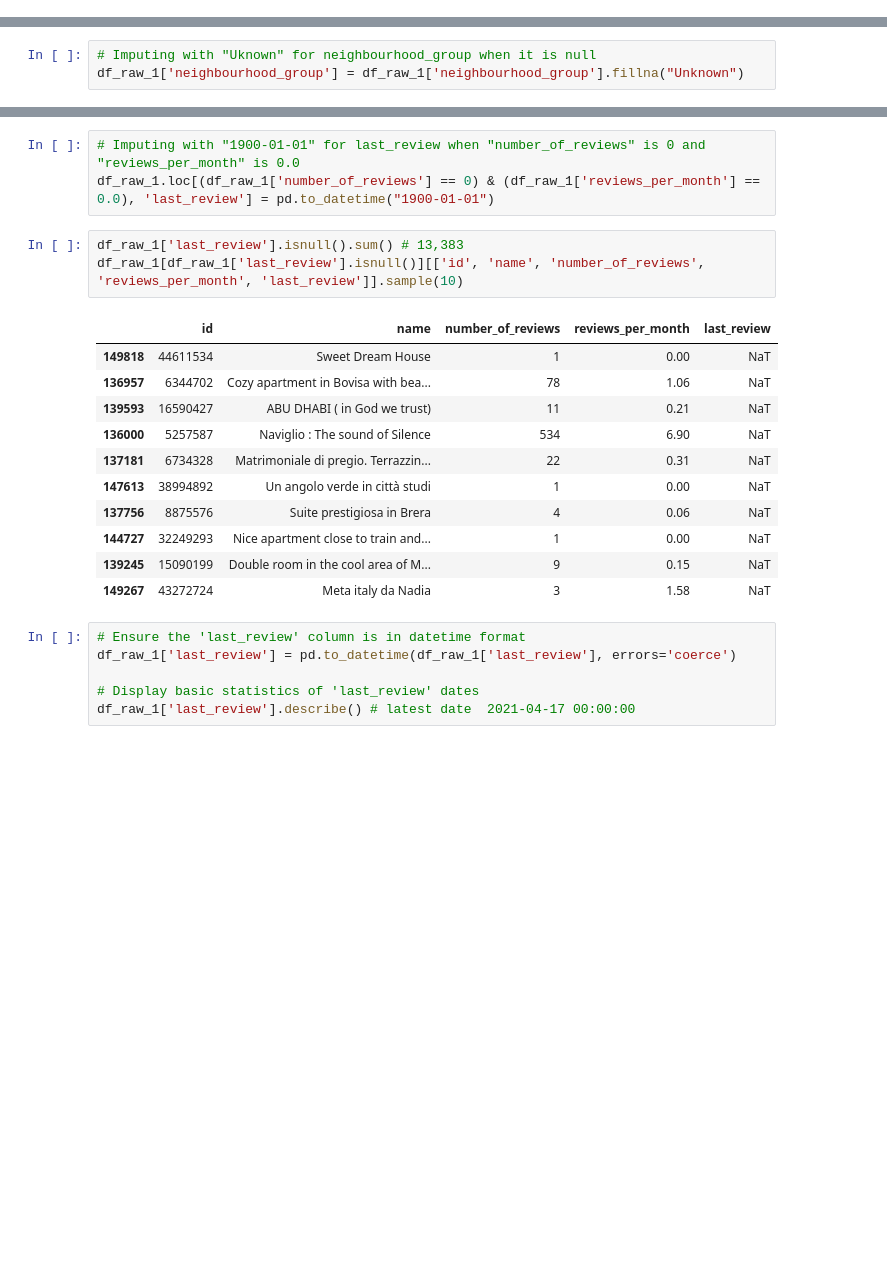
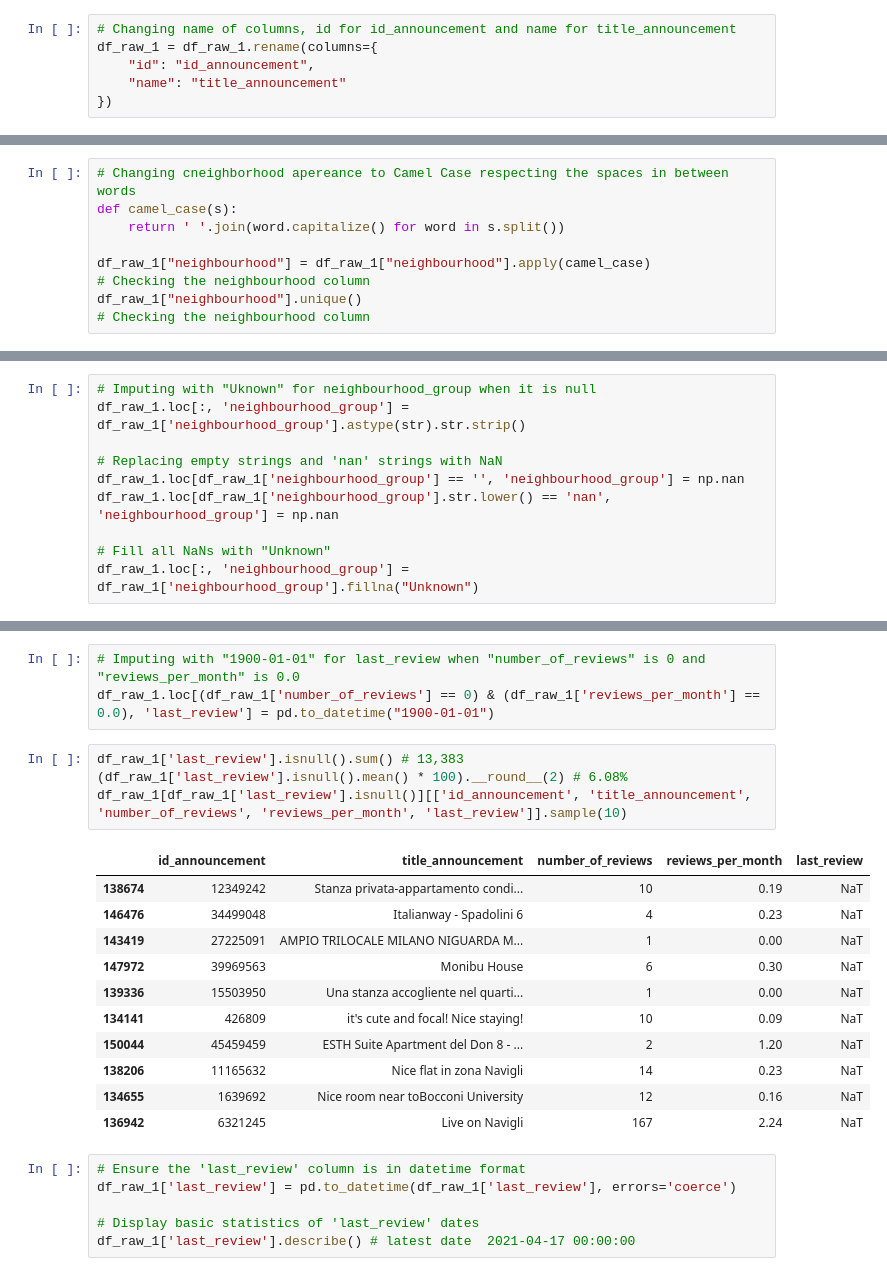
Before and after one commit to Yael-Parra/Airbnb-Analysis, a Jupyter notebook: eda/cleaning.ipynb, the cells around one changed output, grey strips where cells are left out. Saved outputs shown, nothing was run; the diff lists cells and outputs as text; blank space fills up the shorter version.

```diff
--- a/eda/cleaning.ipynb
+++ b/eda/cleaning.ipynb
@@ -151,0 +158,6 @@ df_raw_1["last_review"] = pd.to_datetime(df_raw_1["last_review"], errors="coerce
+# %%
+# Changing name of columns, id for id_announcement and name for title_announcement
+df_raw_1 = df_raw_1.rename(columns={
+    "id": "id_announcement",
+    "name": "title_announcement"
+})
@@ -258,0 +303,9 @@ ____
+# %%
+# Changing cneighborhood apereance to Camel Case respecting the spaces in between words
+def camel_case(s):
+    return ' '.join(word.capitalize() for word in s.split())
+
+df_raw_1["neighbourhood"] = df_raw_1["neighbourhood"].apply(camel_case)
+# Checking the neighbourhood column
+df_raw_1["neighbourhood"].unique()
+# Checking the neighbourhood column
@@ -379,3 +399,0 @@ Tokyo: Shibuya Ku, Sumida Ku, Nerima Ku, Setagaya Ku, Arakawa Ku, Shinjuku Ku, M
-# %%
-# Imputing with "Uknown" for neighbourhood_group when it is null
-df_raw_1['neighbourhood_group'] = df_raw_1['neighbourhood_group'].fillna("Unknown")
@@ -382,3 +502,13 @@ df_raw_1['neighbourhood_group'] = df_raw_1['neighbourhood_group'].fillna("Unknow
+# %%
+# Imputing with "Uknown" for neighbourhood_group when it is null
+df_raw_1.loc[:, 'neighbourhood_group'] = df_raw_1['neighbourhood_group'].astype(str).str.strip()
+
+# Replacing empty strings and 'nan' strings with NaN
+df_raw_1.loc[df_raw_1['neighbourhood_group'] == '', 'neighbourhood_group'] = np.nan
+df_raw_1.loc[df_raw_1['neighbourhood_group'].str.lower() == 'nan', 'neighbourhood_group'] = np.nan
+
+# Fill all NaNs with "Unknown"
+df_raw_1.loc[:, 'neighbourhood_group'] = df_raw_1['neighbourhood_group'].fillna("Unknown")
 # %%
 df_raw_1["neighbourhood_group"].isnull().sum()  # 0
 df_raw_1["neighbourhood_group"].unique()
@@ -495,19 +630,20 @@ df_raw_1[df_raw_1['last_review'].isnull()][['id', 'name', 'number_of_reviews', '
 df_raw_1.loc[(df_raw_1['number_of_reviews'] == 0) & (df_raw_1['reviews_per_month'] == 0.0), 'last_review'] = pd.to_datetime("1900-01-01")
 # %%
 df_raw_1['last_review'].isnull().sum() # 13,383
-df_raw_1[df_raw_1['last_review'].isnull()][['id', 'name', 'number_of_reviews', 'reviews_per_month', 'last_review']].sample(10)
+(df_raw_1['last_review'].isnull().mean() * 100).__round__(2) # 6.08%
+df_raw_1[df_raw_1['last_review'].isnull()][['id_announcement', 'title_announcement', 'number_of_reviews', 'reviews_per_month', 'last_review']].sample(10)
 # %% [output]
-|  | id | name | number_of_reviews | reviews_per_month | last_review |
-| 149818 | 44611534 | Sweet Dream House | 1 | 0.00 | NaT |
-| 136957 | 6344702 | Cozy apartment in Bovisa with bea... | 78 | 1.06 | NaT |
-| 139593 | 16590427 | ABU DHABI ( in God we trust) | 11 | 0.21 | NaT |
-| 136000 | 5257587 | Naviglio : The sound of Silence | 534 | 6.90 | NaT |
-| 137181 | 6734328 | Matrimoniale di pregio. Terrazzin... | 22 | 0.31 | NaT |
-| 147613 | 38994892 | Un angolo verde in città studi | 1 | 0.00 | NaT |
-| 137756 | 8875576 | Suite prestigiosa in Brera | 4 | 0.06 | NaT |
-| 144727 | 32249293 | Nice apartment close to train and... | 1 | 0.00 | NaT |
-| 139245 | 15090199 | Double room in the cool area of M... | 9 | 0.15 | NaT |
-| 149267 | 43272724 | Meta italy da Nadia | 3 | 1.58 | NaT |
+|  | id_announcement | title_announcement | number_of_reviews | reviews_per_month | last_review |
+| 138674 | 12349242 | Stanza privata-appartamento condi... | 10 | 0.19 | NaT |
+| 146476 | 34499048 | Italianway - Spadolini 6 | 4 | 0.23 | NaT |
+| 143419 | 27225091 | AMPIO TRILOCALE MILANO NIGUARDA M... | 1 | 0.00 | NaT |
+| 147972 | 39969563 | Monibu House | 6 | 0.30 | NaT |
+| 139336 | 15503950 | Una stanza accogliente nel quarti... | 1 | 0.00 | NaT |
+| 134141 | 426809 | it's cute and focal! Nice staying! | 10 | 0.09 | NaT |
+| 150044 | 45459459 | ESTH Suite Apartment del Don 8 - ... | 2 | 1.20 | NaT |
+| 138206 | 11165632 | Nice flat in zona Navigli | 14 | 0.23 | NaT |
+| 134655 | 1639692 | Nice room near toBocconi University | 12 | 0.16 | NaT |
+| 136942 | 6321245 | Live on Navigli | 167 | 2.24 | NaT |
 # %%
 # Ensure the 'last_review' column is in datetime format
 df_raw_1['last_review'] = pd.to_datetime(df_raw_1['last_review'], errors='coerce')
```
Also changed, not shown: parts of 99 cells of this notebook.
